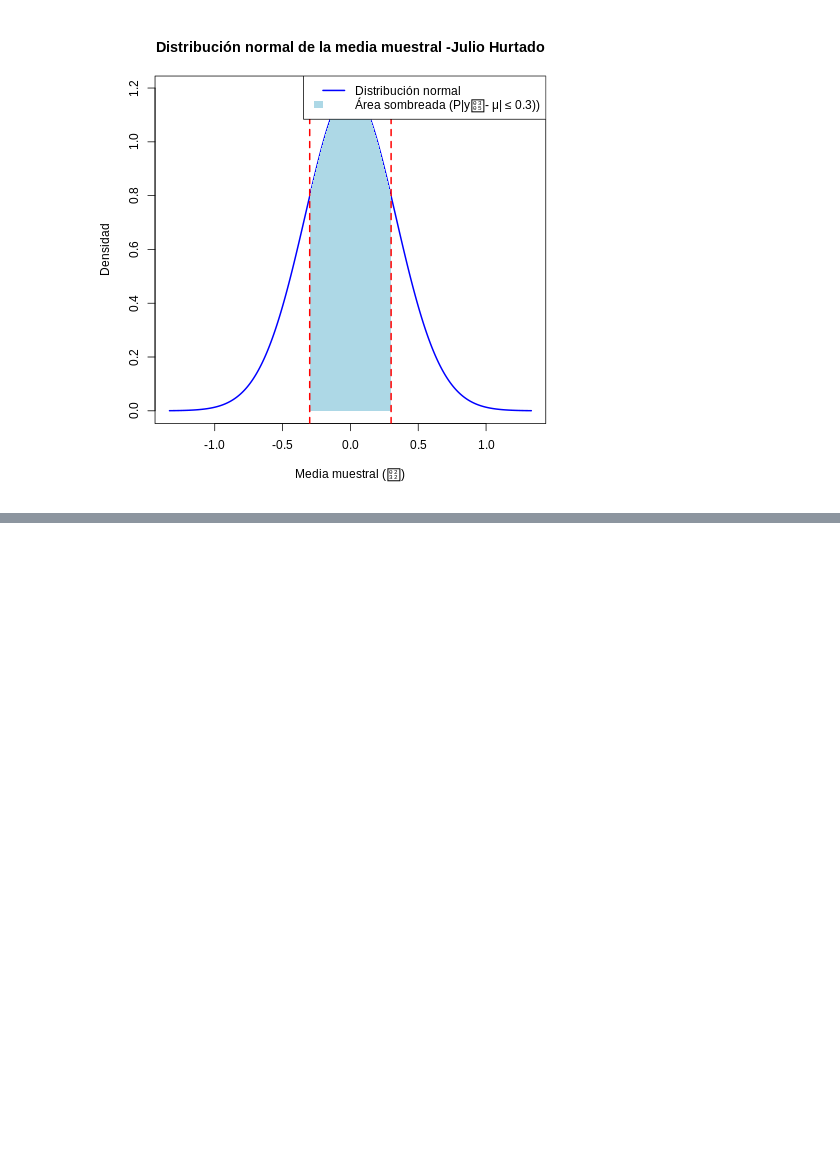
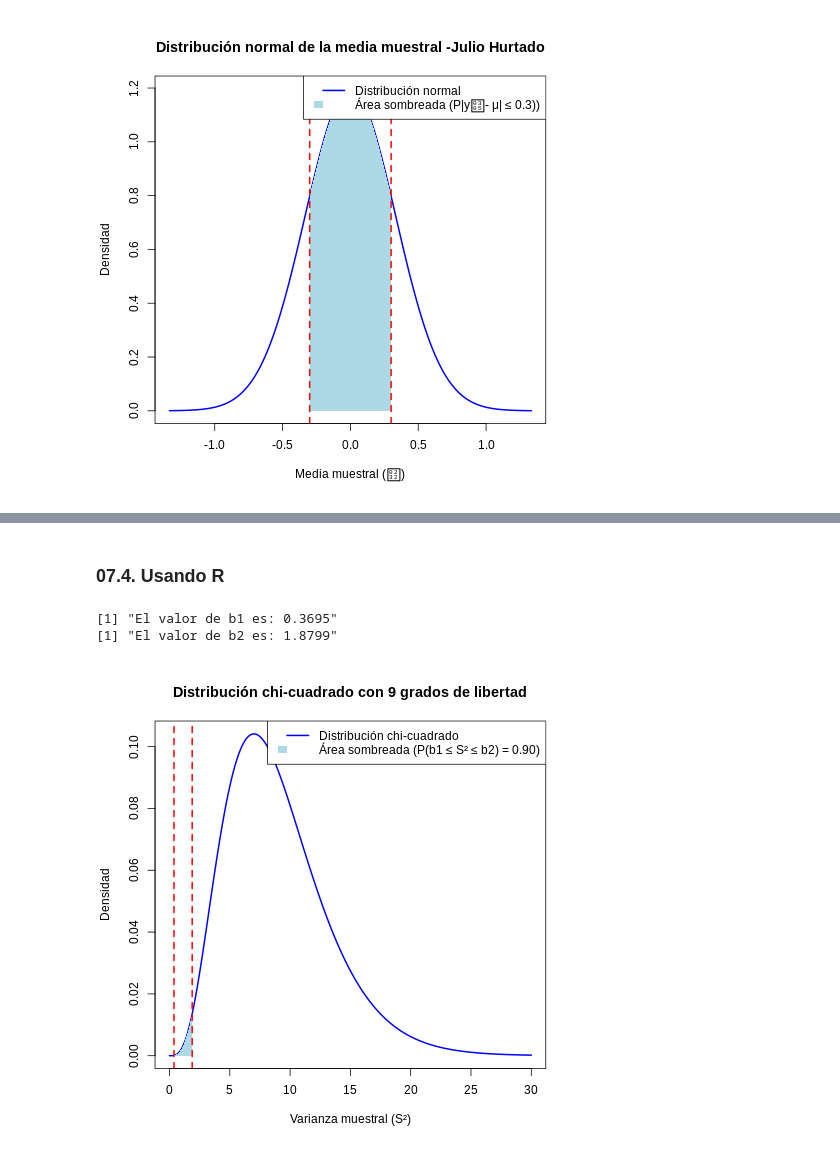
Before and after one commit to JSEFERINO/ESTADISTICA-INFERENCIAL-2025, a Jupyter notebook: B_Distribuciones_Muestrales.ipynb, the cells around one changed output, grey strips where cells are left out. Saved outputs shown, nothing was run; the diff lists cells and outputs as text; code cells hidden in the pictures; blank space fills up the shorter version.

```diff
--- a/B_Distribuciones_Muestrales.ipynb
+++ b/B_Distribuciones_Muestrales.ipynb
@@ -190,0 +433,48 @@ legend("topright", legend = c("Distribución normal", "Área sombreada (P|y̅-
+# %% [markdown]
+### **07.4. Usando R**
+# %%
+%%R
+
+# Parámetros dados
+n <- 10          # Tamaño de la muestra
+sigma <- 1.0     # Desviación estándar poblacional
+alpha <- 0.10    # Nivel de significancia (1 - 0.90)
+
+# Grados de libertad
+df <- n - 1
+
+# Encontrar los valores críticos de la distribución chi-cuadrado
+b1 <- qchisq(alpha / 2, df) * sigma^2 / df
+b2 <- qchisq(1 - alpha / 2, df) * sigma^2 / df
+
+# Mostrar los resultados
+print(paste("El valor de b1 es:", round(b1, 4)))
+print(paste("El valor de b2 es:", round(b2, 4)))
+
+# Crear una secuencia de valores para la distribución chi-cuadrado
+x <- seq(0, 30, length.out = 1000)
+
+# Calcular la densidad de la distribución chi-cuadrado
+y <- dchisq(x, df = df)
+
+# Graficar la distribución chi-cuadrado
+plot(x, y, type = "l", lwd = 2, col = "blue",
+     xlab = "Varianza muestral (S²)", ylab = "Densidad",
+     main = "Distribución chi-cuadrado con 9 grados de libertad")
+
+# Sombrear el área correspondiente a P(b1 ≤ S² ≤ b2)
+x_shade <- seq(b1, b2, length.out = 1000)
+y_shade <- dchisq(x_shade, df = df)
+polygon(c(b1, x_shade, b2), c(0, y_shade, 0), col = "lightblue", border = NA)
+
+# Añadir líneas verticales para los límites
+abline(v = b1, col = "red", lty = 2, lwd = 2)
+abline(v = b2, col = "red", lty = 2, lwd = 2)
+
+# Añadir leyenda
+legend("topright", legend = c("Distribución chi-cuadrado", "Área sombreada (P(b1 ≤ S² ≤ b2) = 0.90)"),
+       col = c("blue", "lightblue"), lwd = 2, lty = c(1, NA), fill = c(NA, "lightblue"), border = NA)
+# %% [output]
+[1] "El valor de b1 es: 0.3695"
+[1] "El valor de b2 es: 1.8799"
+[figure, added]
```
Also changed, not shown: parts of 19 cells of this notebook.
